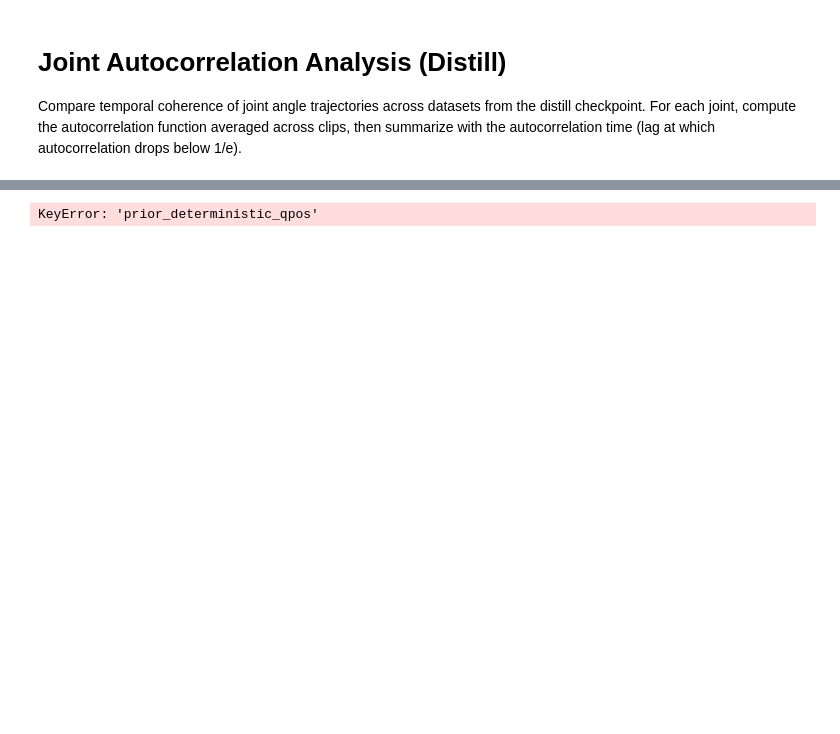
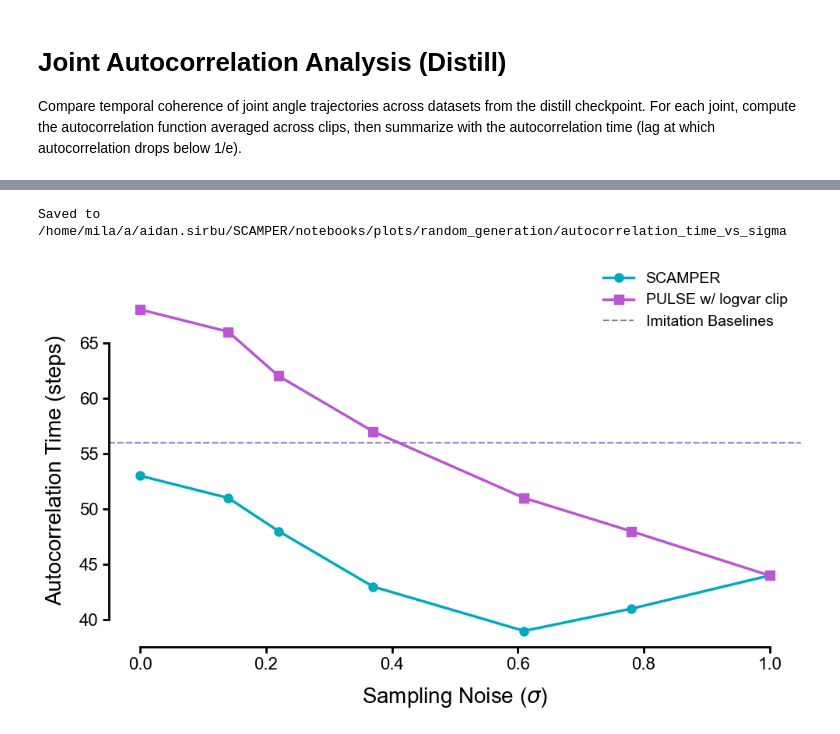
Before and after one commit to asirbu77/SCAMPER, a Jupyter notebook: notebooks/analysis/random_generation/autocorrelation_PULSEvSCAMPER.ipynb, the cells around one changed output, grey strips where cells are left out. Drawn from its saved outputs; the diff is of its cells as text; code cells hidden in the pictures; blank space fills up the shorter version.

```diff
--- a/notebooks/analysis/random_generation/autocorrelation_PULSEvSCAMPER.ipynb
+++ b/notebooks/analysis/random_generation/autocorrelation_PULSEvSCAMPER.ipynb
@@ -458,10 +410,7 @@ Saved autocorrelation time bar plot
 Compare temporal coherence of joint angle trajectories across datasets from the distill checkpoint. For each joint, compute the autocorrelation function averaged across clips, then summarize with the autocorrelation time (lag at which autocorrelation drops below 1/e).
 # %%
 # ============ DISTILL CONFIGURATION ============
-DISTILL_DATASET_PATH = "/home/mila/a/aidan.sirbu/SCAMPER/data/generation_rollout/generation_rollout_PULSE_matchKL_noclamp_49.h5"
-DISTILL_REFERENCE_DATASET = "student_encoder_decoder_qpos"
-
-CLAMP_DATASET_PATH = "/home/mila/a/aidan.sirbu/SCAMPER/data/generation_rollout/generation_rollout_PULSE_matchKL_clamp_49.h5"
+CLAMP_DATASET_PATH = "/home/mila/a/aidan.sirbu/SCAMPER/data/generation_rollout/generation_rollout_PULSE_fc_49.h5"
 CLAMP_REFERENCE_DATASET = "student_encoder_decoder_qpos"
 
 # Shared label map for both distill checkpoints
@@ -478,25 +427,8 @@ distill_ac_label_map = {
     "prior_logvar_0_qpos": "$\\sigma$ = 1.00",
 }
 
-# --- PULSE w/o logvar clip ---
-print("=== PULSE w/o logvar clip ===")
-distill_available = list_h5_datasets(DISTILL_DATASET_PATH)
-distill_ac_generated_names = [
-    ds
-    for ds in distill_available
-    if ds.endswith("_qpos")
-    and ds != DISTILL_REFERENCE_DATASET
-    and ds not in EXCLUDE_DATASETS
-    and ds != "prior_predicted_logvar_qpos"
-]
-distill_ac_datasets = [DISTILL_REFERENCE_DATASET] + distill_ac_generated_names
-
-distill_ac_qpos, distill_valid_lengths = load_and_detect_falls(
-    DISTILL_DATASET_PATH, distill_ac_datasets, JOINT_ANGLE_START
-)
-
 # --- PULSE w/ logvar clip ---
-print("\n=== PULSE w/ logvar clip ===")
+print("=== PULSE w/ logvar clip ===")
 clamp_available = list_h5_datasets(CLAMP_DATASET_PATH)
 clamp_ac_generated_names = [
     ds
@@ -1349,17 +936,15 @@ Saved to /home/mila/a/aidan.sirbu/SCAMPER/notebooks/plots/random_generation/auto
 # Line plot: autocorrelation time vs sigma, with imitation baselines
 save_name_line = "autocorrelation_time_vs_sigma"
 
-sigma_floats = [float(v) for v in ac_sigma_label_map.values()]
+sigma_floats = [float(v) for v in rgm_sigma_label_map.values()]
 
 # Values for each model at each sigma
-scamper_sigma_vals = [ac_times[n] for n in ac_sigma_names]
-clamp_sigma_vals = [clamp_ac_times[n] for n in ac_sigma_names]
-pulse_sigma_vals = [distill_ac_times[n] for n in ac_sigma_names]
+scamper_sigma_vals = [ac_times[n] for n in rgm_sigma_names]
+clamp_sigma_vals = [clamp_ac_times[n] for n in prior_sigma_names]
 
 # Imitation baselines
 scamper_imit = ac_times[REFERENCE_DATASET]
 clamp_imit = clamp_ac_times[CLAMP_REFERENCE_DATASET]
-pulse_imit = distill_ac_times[DISTILL_REFERENCE_DATASET]
 
 fig, ax = plt.subplots(figsize=(10, 6))
 
@@ -1382,22 +967,12 @@ ax.plot(
     markersize=8,
     label="PULSE w/ logvar clip",
 )
-ax.plot(
-    sigma_floats,
-    pulse_sigma_vals,
-    "^-",
-    color=purple_color,
-    linewidth=2.5,
-    markersize=8,
-    label="PULSE w/o logvar clip",
-)
 
 # Imitation baselines (dashed, in each model's color)
 ax.axhline(scamper_imit, color=bar_color, linestyle="--", linewidth=1.5, alpha=0.6)
 ax.axhline(
     clamp_imit, color=light_purple_color, linestyle="--", linewidth=1.5, alpha=0.6
 )
-ax.axhline(pulse_imit, color=purple_color, linestyle="--", linewidth=1.5, alpha=0.6)
 
 # Dummy line for legend entry
 ax.plot(
@@ -1406,34 +981,35 @@ ax.plot(
 
 ax.set_xlabel("Sampling Noise ($\\sigma$)", fontsize=20, labelpad=12)
 ax.set_ylabel("Autocorrelation Time (steps)", fontsize=20, labelpad=12)
 ax.tick_params(labelsize=16, width=2, length=6)
 ax.legend(fontsize=14, frameon=False, loc="upper right", bbox_to_anchor=(1.0, 1.10))
 
 sns.despine(ax=ax)
 
 # Trim spines to tick range so they don't meet at the corner
 xticks = ax.get_xticks()
 xlim = ax.get_xlim()
 xticks = [t for t in xticks if xlim[0] <= t <= xlim[1]]
 ax.spines["bottom"].set_bounds(xticks[0], xticks[-1])
 
 yticks = ax.get_yticks()
 ylim = ax.get_ylim()
 yticks = [t for t in yticks if ylim[0] <= t <= ylim[1]]
 ax.spines["left"].set_bounds(yticks[0], yticks[-1])
 
 for spine in ["left", "bottom"]:
     ax.spines[spine].set_linewidth(2)
 
 plt.tight_layout()
 
 SAVE_DIR.mkdir(parents=True, exist_ok=True)
 for fmt in ("pdf", "svg", "png"):
     fig.savefig(SAVE_DIR / f"{save_name_line}.{fmt}", bbox_inches="tight", dpi=150)
 print(f"Saved to {SAVE_DIR / save_name_line}")
 plt.show()
 # %% [output]
-KeyError: 'prior_deterministic_qpos'
+Saved to /home/mila/a/aidan.sirbu/SCAMPER/notebooks/plots/random_generation/autocorrelation_time_vs_sigma
+[figure, added]
 # %%
 # SCAMPER vs PULSE (2-group) with significance brackets and fall % in legend
 pulse_color = (148 / 255, 103 / 255, 189 / 255)  # tab:purple
```
Also changed, not shown: parts of 16 cells of this notebook, 3 other files.
